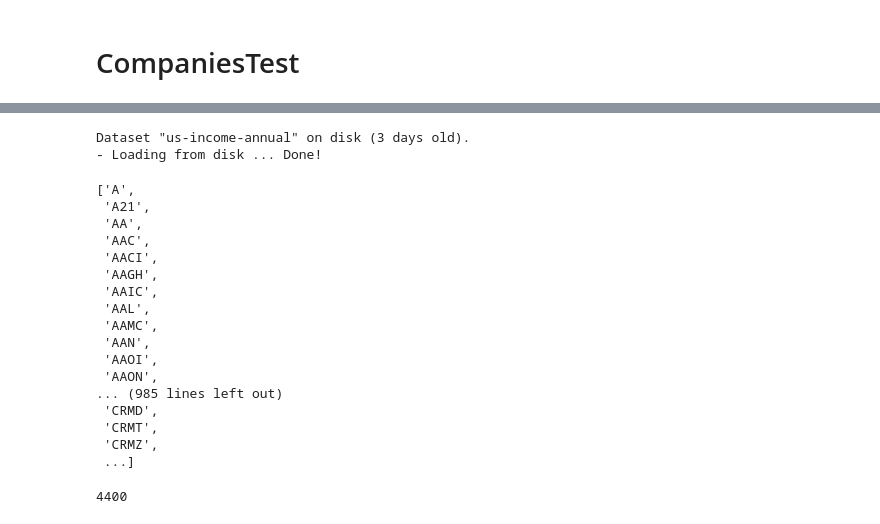
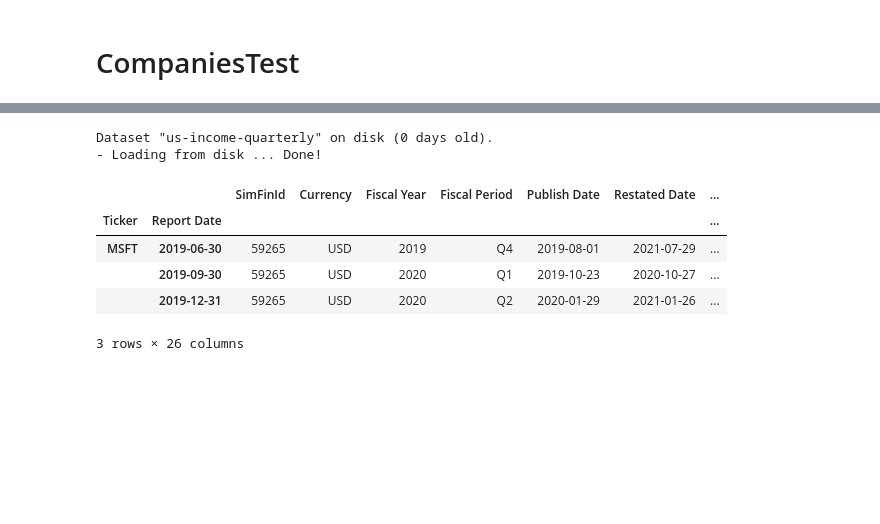
Before and after one commit to sajodajo/FinIDX-G4, a Jupyter notebook: EDA.ipynb, the cells around one changed output, grey strips where cells are left out. Saved outputs shown, nothing was run; the diff lists cells and outputs as text; code cells hidden in the pictures; blank space fills up the shorter version.

```diff
--- a/EDA.ipynb
+++ b/EDA.ipynb
@@ -456,3 +456,7 @@ dynamicRM(garch_fit)
 # %%
 from pySimFinLib import pySimFin
 psf = pySimFin()
+
+companies = ['microsoft']
+start_date = '2018-01-01'
+end_date = '2020-01-01'
@@ -475,26 +463,11 @@ psf.getTickerMap()
-# %%
-psf.get_companies()
-# %% [output]
-Dataset "us-income-annual" on disk (3 days old).
-- Loading from disk ... Done!
-['A',
- 'A21',
- 'AA',
- 'AAC',
- 'AACI',
- 'AAGH',
- 'AAIC',
- 'AAL',
- 'AAMC',
- 'AAN',
- 'AAOI',
- 'AAON',
-... (985 lines left out)
- 'CRMD',
- 'CRMT',
- 'CRMZ',
- ...]
-# %%
-len(allCompanies)
-# %% [output]
-4400
+# %%
+psf.get_financial_statement(companies, start_date, end_date)
+# %% [output]
+Dataset "us-income-quarterly" on disk (0 days old).
+- Loading from disk ... Done!
+|  |  | SimFinId | Currency | Fiscal Year | Fiscal Period | Publish Date | Restated Date | ... |
+| Ticker | Report Date |  |  |  |  |  |  | ... |
+| MSFT | 2019-06-30 | 59265 | USD | 2019 | Q4 | 2019-08-01 | 2021-07-29 | ... |
+|  | 2019-09-30 | 59265 | USD | 2020 | Q1 | 2019-10-23 | 2020-10-27 | ... |
+|  | 2019-12-31 | 59265 | USD | 2020 | Q2 | 2020-01-29 | 2021-01-26 | ... |
+3 rows × 26 columns
```
Also changed, not shown: parts of 2 cells of this notebook, 2 other files.
